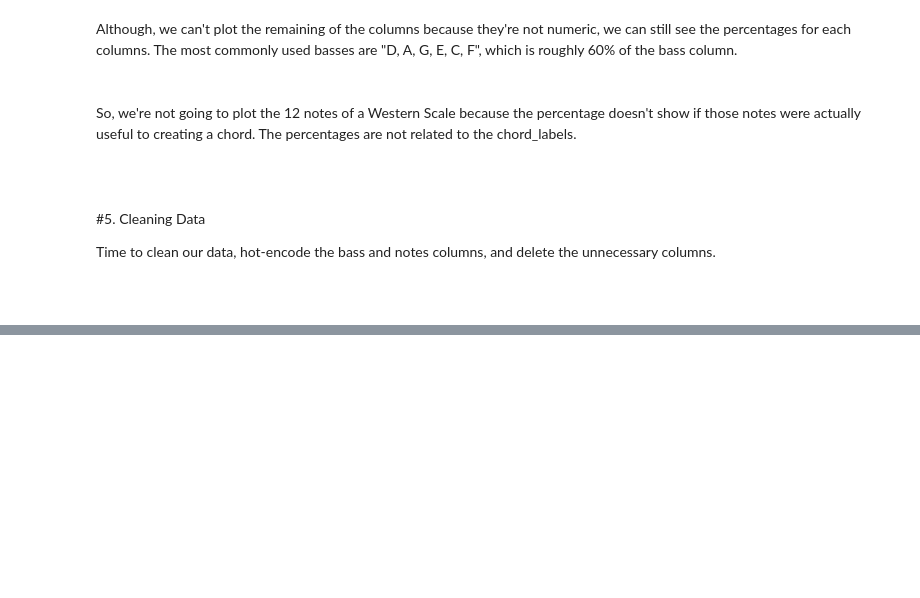
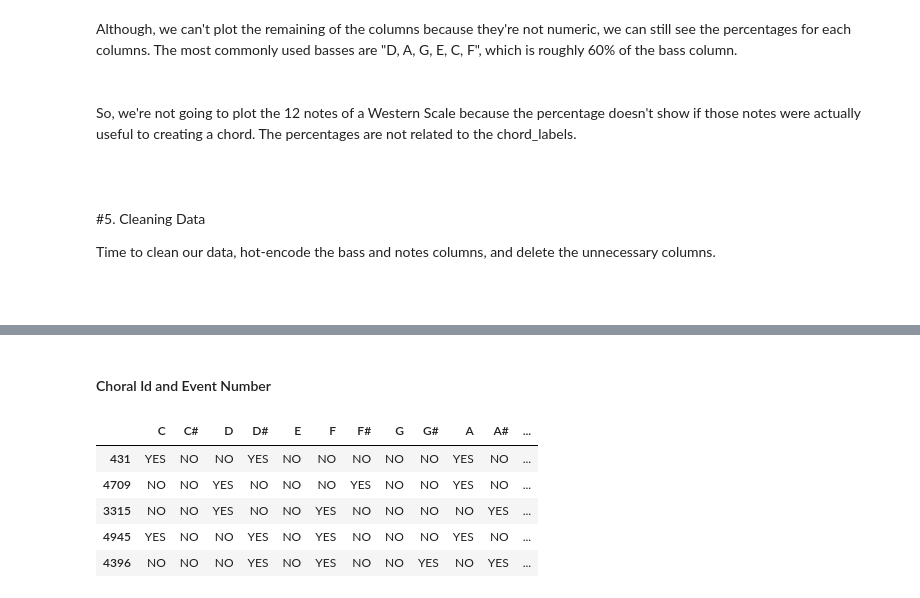
Before and after one commit to xpertdesh/ml-class21, a Jupyter notebook: projects/bach_chorales.ipynb, the cells around one changed output, grey strips where cells are left out. Saved outputs shown, nothing was run; the diff lists cells and outputs as text; code cells hidden in the pictures; blank space fills up the shorter version.

```diff
--- a/projects/bach_chorales.ipynb
+++ b/projects/bach_chorales.ipynb
@@ -198,0 +218,16 @@ Time to clean our data, hot-encode the bass and notes columns, and delete the un
+# %% [markdown]
+#### Choral Id and Event Number
+# %%
+# We'll start off by dropping the choral_id and event_number columns,
+# since not a lot of useful information can be extracted from it
+bach = bach.drop(['choral_ID'], axis=1)
+bach = bach.drop(['event_number'], axis=1)
+# %%
+bach.sample(5)
+# %% [output]
+|  | C | C# | D | D# | E | F | F# | G | G# | A | A# | ... |
+| 431 | YES | NO | NO | YES | NO | NO | NO | NO | NO | YES | NO | ... |
+| 4709 | NO | NO | YES | NO | NO | NO | YES | NO | NO | YES | NO | ... |
+| 3315 | NO | NO | YES | NO | NO | YES | NO | NO | NO | NO | YES | ... |
+| 4945 | YES | NO | NO | YES | NO | YES | NO | NO | NO | YES | NO | ... |
+| 4396 | NO | NO | NO | YES | NO | YES | NO | NO | YES | NO | YES | ... |
```
Also changed, not shown: parts of 19 cells of this notebook.
